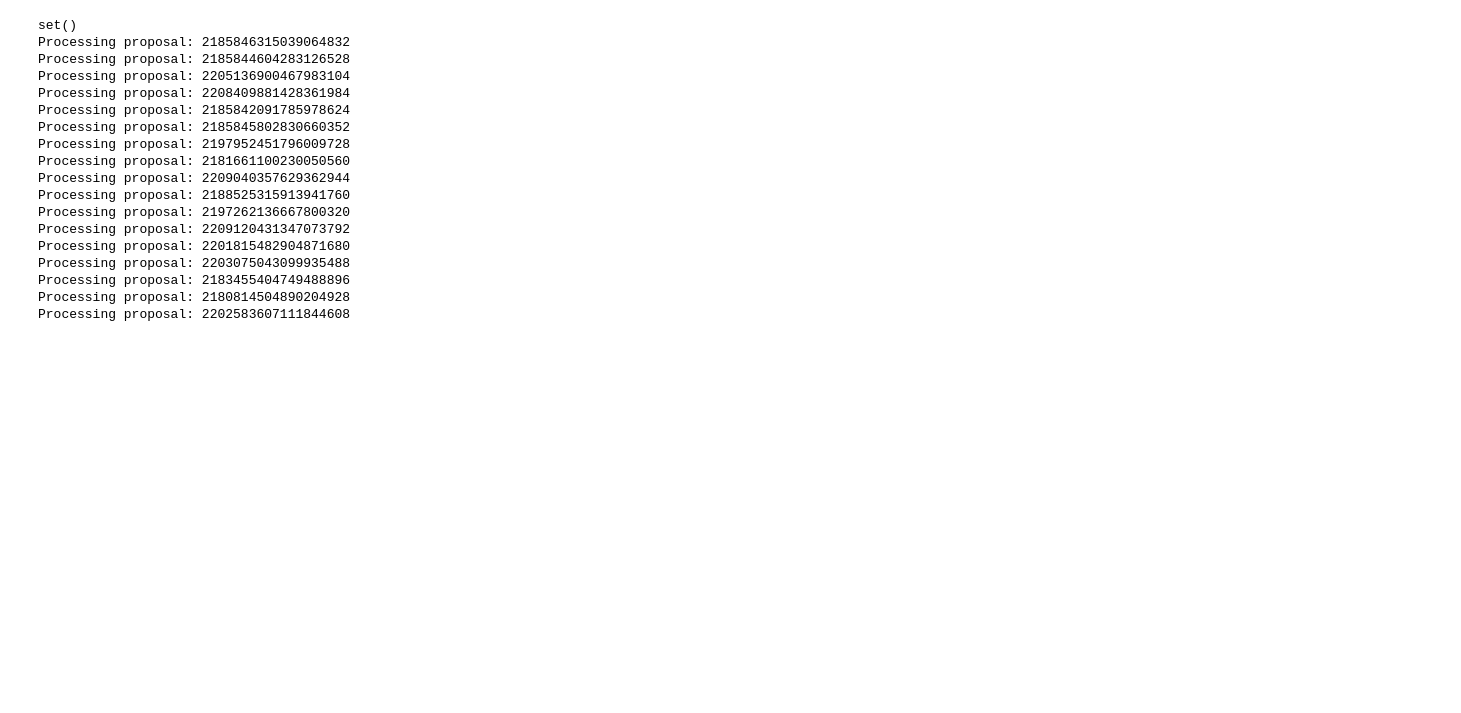
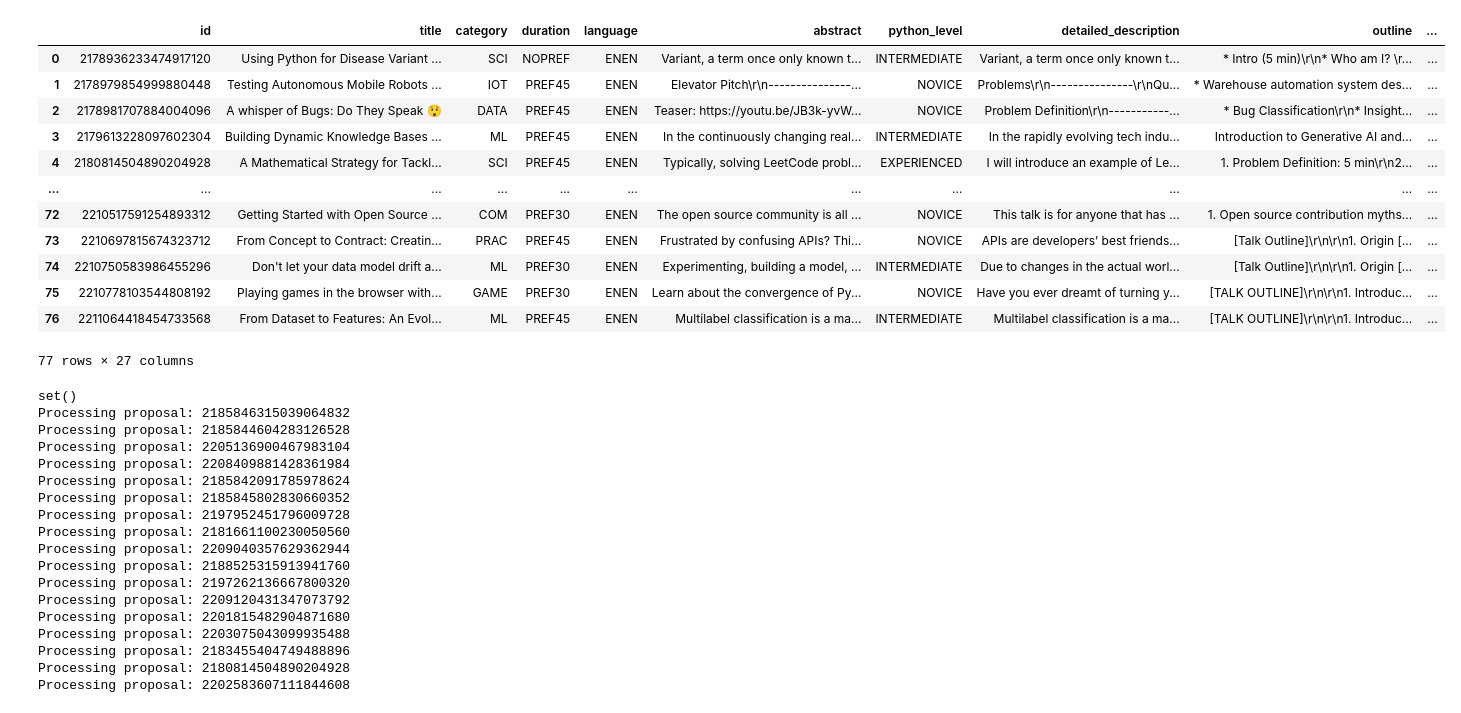
Before and after one commit to pycontw/pycon-llm-assistant-review, a Jupyter notebook: llm_review.ipynb, the cells around one changed output. Saved outputs shown, nothing was run; the diff lists cells and outputs as text; code cells hidden in the pictures; blank space fills up the shorter version.

Commit message:
Load and explore PyCon 2024 proposal and review datasets
- Read proposal and review Excel files for PyCon 2024
- Display proposal DataFrame to inspect data structure
- Removed previous commented-out code and data loading

```diff
--- a/llm_review.ipynb
+++ b/llm_review.ipynb
@@ -7,14 +7,27 @@ from langchain_core.prompts import PromptTemplate
 from langchain_core.output_parsers import JsonOutputParser
 from langchain_google_genai import ChatGoogleGenerativeAI
 # %%
-#"gemini-2.0-flash-thinking-exp-01-21"
-#config = {'thinking_config': {'include_thoughts': True}}
+llm = ChatGoogleGenerativeAI(model="gemini-2.0-pro-exp-02-05", temperature=0)
+#df = pd.read_excel("query_result_2025-01-25T07_49_01.047868Z.xlsx")
 
-#"gemini-2.0-flash-exp"
-
-llm = ChatGoogleGenerativeAI(model="gemini-2.0-pro-exp-02-05", temperature=0)
-df = pd.read_excel("query_result_2025-01-25T07_49_01.047868Z.xlsx")
-df = df[df.abstract.notna()]
+proposal_df = pd.read_excel("data/pycon_2024_proposal.xlsx")
+review_df = pd.read_excel("data/pycon_2024_review.xlsx")
+# %%
+proposal_df
+# %% [output]
+|  | id | title | category | duration | language | abstract | python_level | detailed_description | outline | ... |
+| 0 | 2178936233474917120 | Using Python for Disease Variant ... | SCI | NOPREF | ENEN | Variant, a term once only known t... | INTERMEDIATE | Variant, a term once only known t... | * Intro (5 min)\r\n* Who am I? \r... | ... |
+| 1 | 2178979854999880448 | Testing Autonomous Mobile Robots ... | IOT | PREF45 | ENEN | Elevator Pitch\r\n---------------... | NOVICE | Problems\r\n---------------\r\nQu... | * Warehouse automation system des... | ... |
+| 2 | 2178981707884004096 | A whisper of Bugs: Do They Speak 😲 | DATA | PREF45 | ENEN | Teaser: https://youtu.be/JB3k-yvW... | NOVICE | Problem Definition\r\n-----------... | * Bug Classification\r\n* Insight... | ... |
+| 3 | 2179613228097602304 | Building Dynamic Knowledge Bases ... | ML | PREF45 | ENEN | In the continuously changing real... | INTERMEDIATE | In the rapidly evolving tech indu... | Introduction to Generative AI and... | ... |
+| 4 | 2180814504890204928 | A Mathematical Strategy for Tackl... | SCI | PREF45 | ENEN | Typically, solving LeetCode probl... | EXPERIENCED | I will introduce an example of Le... | 1. Problem Definition: 5 min\r\n2... | ... |
+| ... | ... | ... | ... | ... | ... | ... | ... | ... | ... | ... |
+| 72 | 2210517591254893312 | Getting Started with Open Source ... | COM | PREF30 | ENEN | The open source community is all ... | NOVICE | This talk is for anyone that has ... | 1. Open source contribution myths... | ... |
+| 73 | 2210697815674323712 | From Concept to Contract: Creatin... | PRAC | PREF45 | ENEN | Frustrated by confusing APIs? Thi... | NOVICE | APIs are developers’ best friends... | [Talk Outline]\r\n\r\n1. Origin [... | ... |
+| 74 | 2210750583986455296 | Don't let your data model drift a... | ML | PREF30 | ENEN | Experimenting, building a model, ... | INTERMEDIATE | Due to changes in the actual worl... | [Talk Outline]\r\n\r\n1. Origin [... | ... |
+| 75 | 2210778103544808192 | Playing games in the browser with... | GAME | PREF30 | ENEN | Learn about the convergence of Py... | NOVICE | Have you ever dreamt of turning y... | [TALK OUTLINE]\r\n\r\n1. Introduc... | ... |
+| 76 | 2211064418454733568 | From Dataset to Features: An Evol... | ML | PREF45 | ENEN | Multilabel classification is a ma... | INTERMEDIATE | Multilabel classification is a ma... | [TALK OUTLINE]\r\n\r\n1. Introduc... | ... |
+77 rows × 27 columns
 # %%
 with open("prompt.txt", "r") as f:
     prompt = f.read()
```
